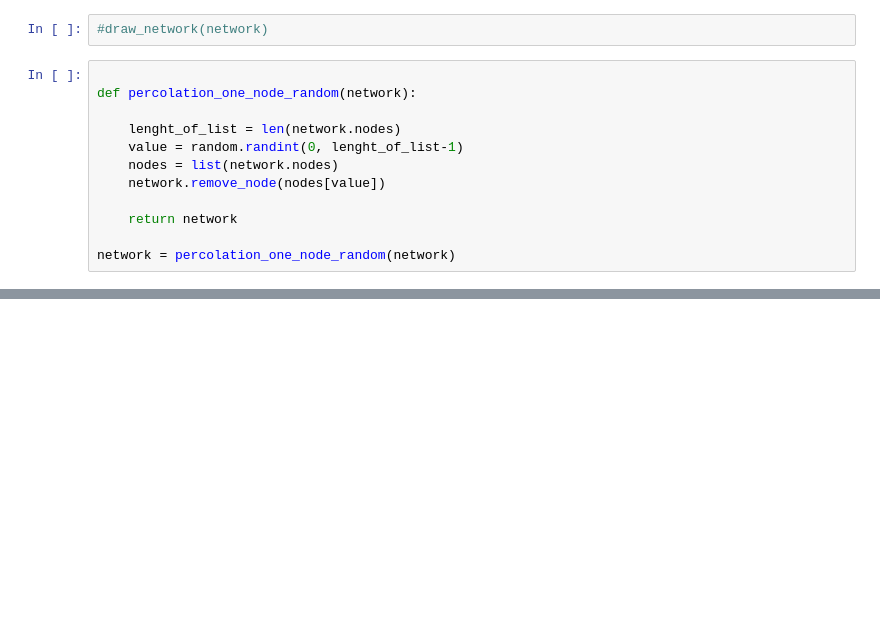
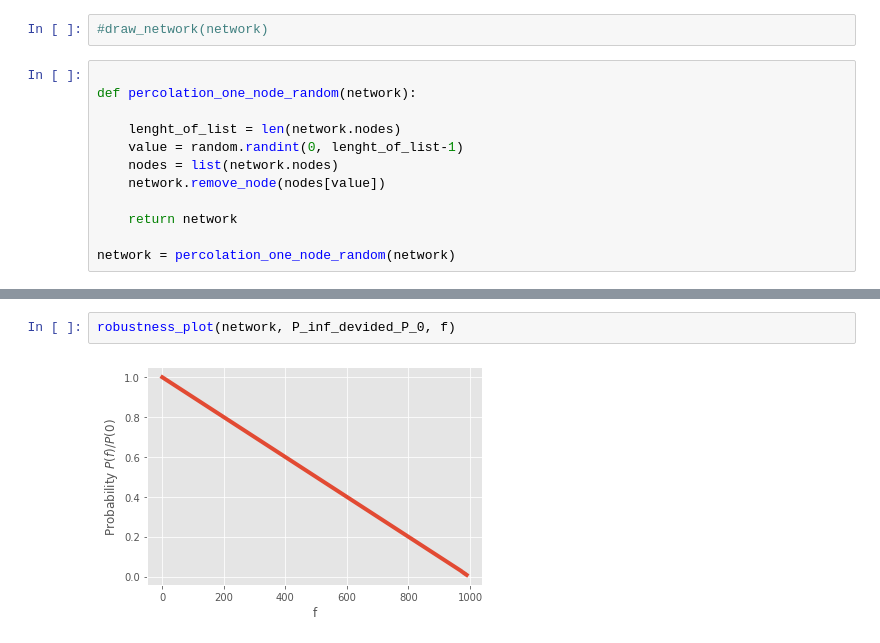
Before and after one commit to Big-data-Group-97/Learning-From-Netwok-Project-, a Jupyter notebook: LearnigFromNetwork.ipynb, the cells around one changed output, grey strips where cells are left out. Saved outputs shown, nothing was run; the diff lists cells and outputs as text; blank space fills up the shorter version.

```diff
--- a/LearnigFromNetwork.ipynb
+++ b/LearnigFromNetwork.ipynb
@@ -168,0 +232,4 @@ p_c = p_c_poisson(network, lamb)
+# %%
+robustness_plot(network, P_inf_devided_P_0, f)
+# %% [output]
+[figure, added]
```
Also changed, not shown: parts of 10 cells of this notebook.
